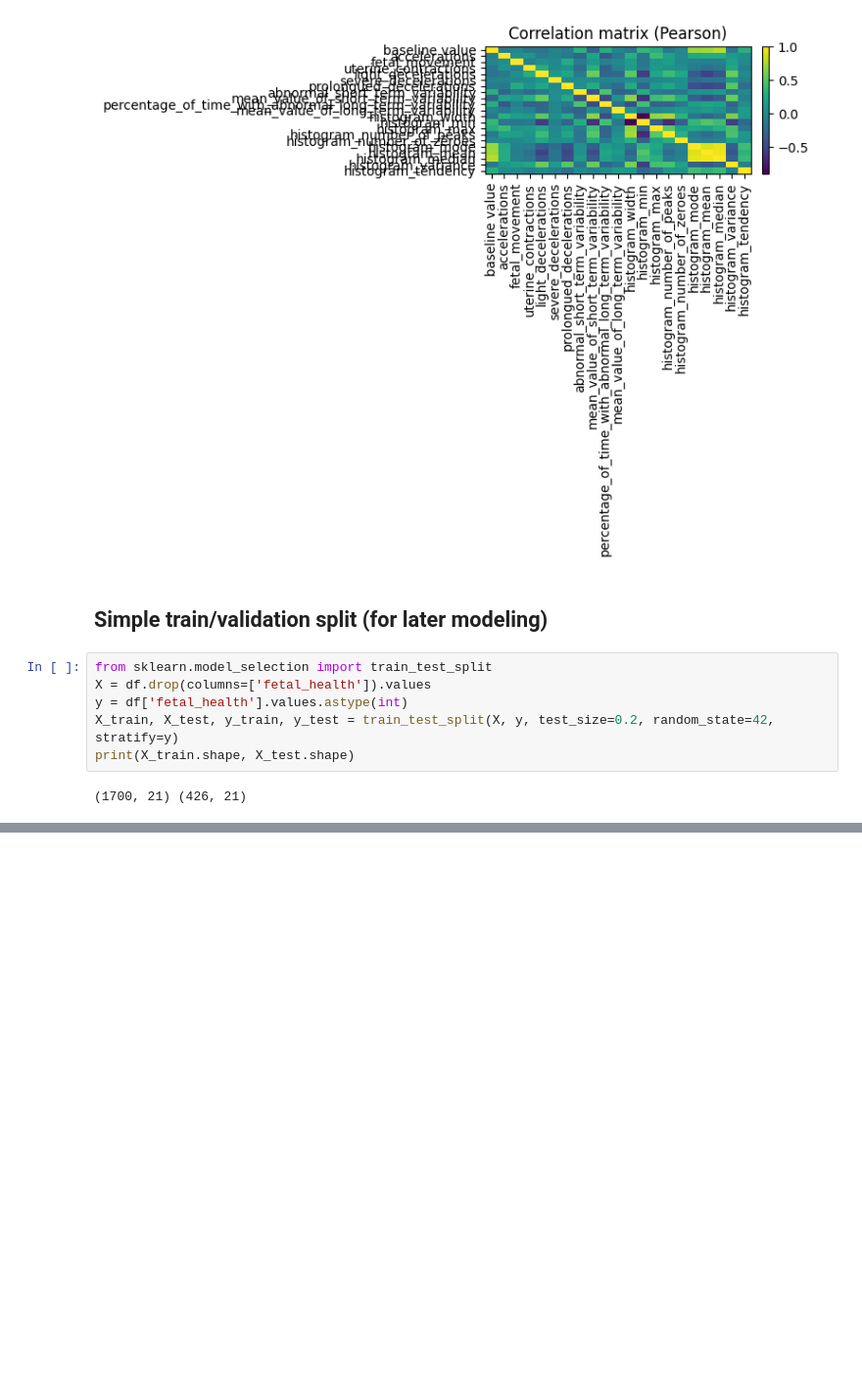
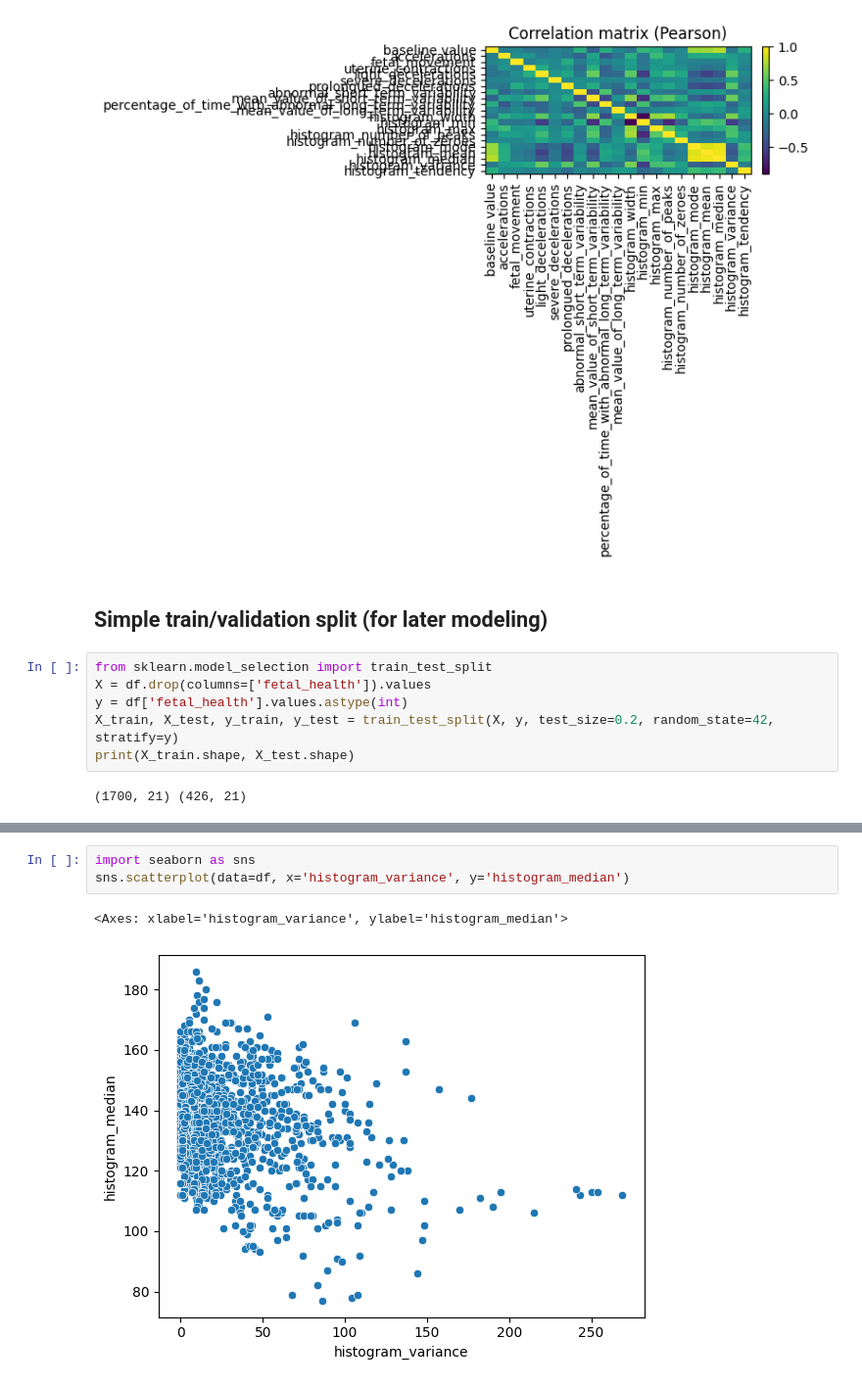
Before and after one commit to PabloCaicedoR/pablocaicedor.github.io, a Jupyter notebook: presentaciones/ASIM/data/Fetal Health Classification/EDA_fetal_health.ipynb, the cells around one changed output, grey strips where cells are left out. Shown: that part at 98% size. Drawn from its saved outputs; the diff is of its cells as text; blank space fills up the shorter version.

```diff
--- a/presentaciones/ASIM/data/Fetal Health Classification/EDA_fetal_health.ipynb
+++ b/presentaciones/ASIM/data/Fetal Health Classification/EDA_fetal_health.ipynb
@@ -123,0 +144,6 @@ print(X_train.shape, X_test.shape)
+# %%
+import seaborn as sns
+sns.scatterplot(data=df, x='histogram_variance', y='histogram_median')
+# %% [output]
+<Axes: xlabel='histogram_variance', ylabel='histogram_median'>
+[figure, added]
```
Also changed, not shown: parts of 2 cells of this notebook, 12 other files.
